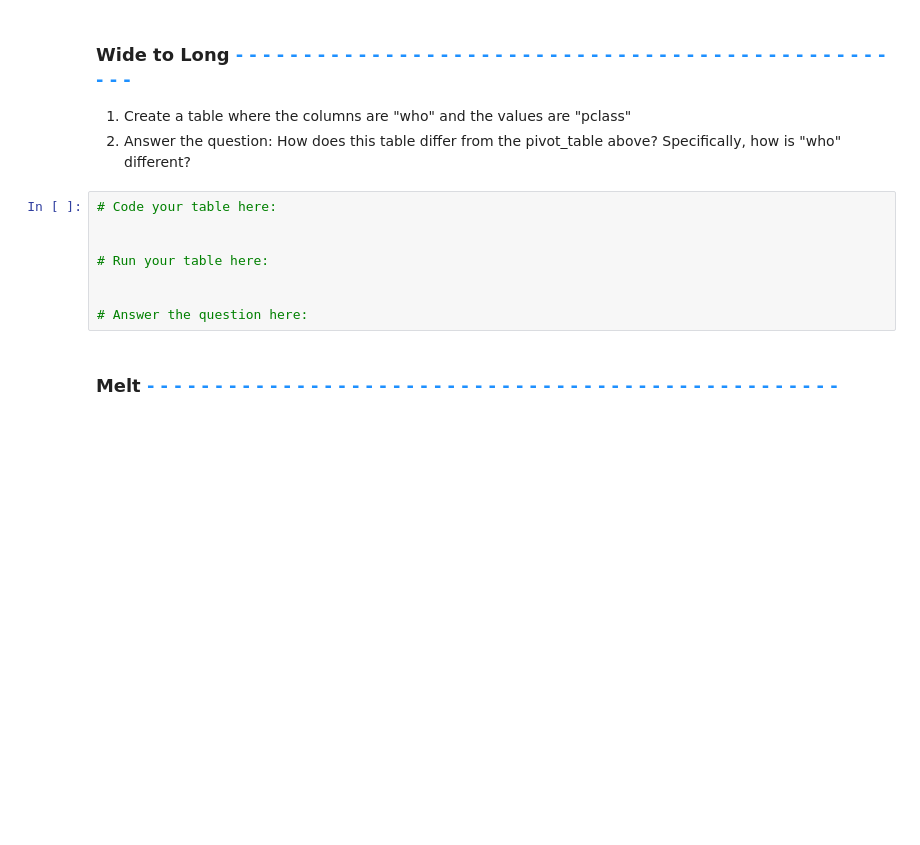
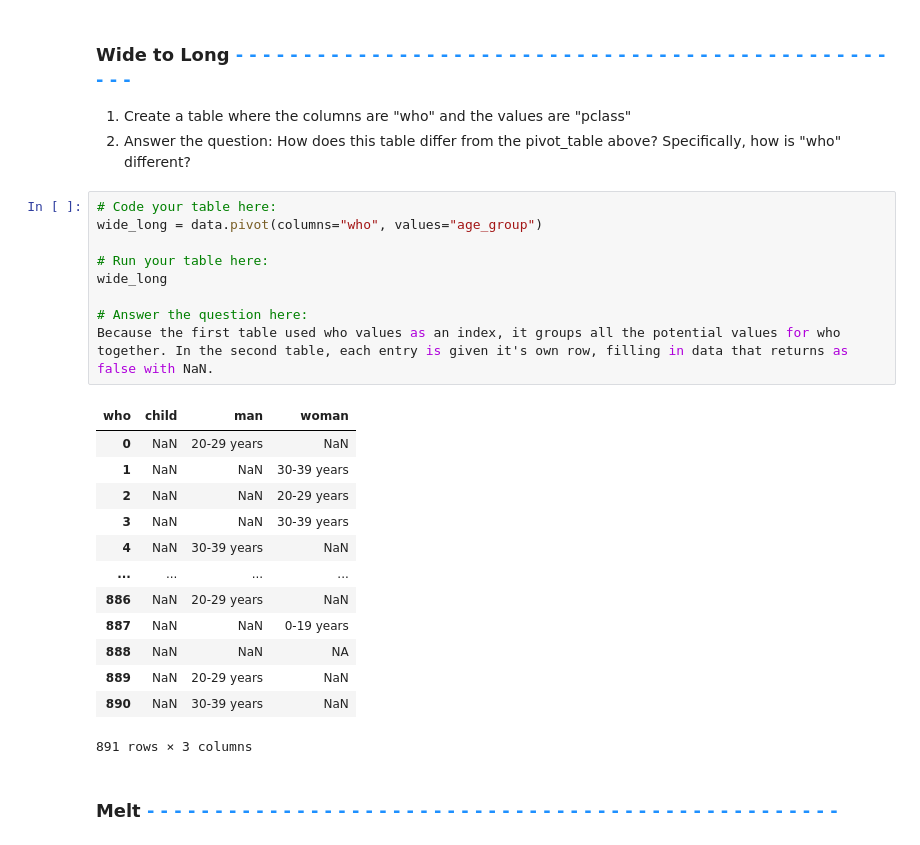
Before and after one commit to rpursley0/DataManipulation, a Jupyter notebook: DataManipulationWorkbook.ipynb, the cells around one changed output. Cells and saved outputs as stored; diff of their text form; blank space fills up the shorter version.

```diff
--- a/DataManipulationWorkbook.ipynb
+++ b/DataManipulationWorkbook.ipynb
@@ -427,12 +492,27 @@ Hint: set the aggfunc parameter to np.sum
 1. Answer the question:  How does this table differ from the pivot_table above?  Specifically, how is "who" different?
 # %%
 # Code your table here:
-
+wide_long = data.pivot(columns="who", values="age_group")
 
 # Run your table here:
-
+wide_long
 
 # Answer the question here:
+Because the first table used who values as an index, it groups all the potential values for who together. In the second table, each entry is given it's own row, filling in data that returns as false with NaN.
+# %% [output]
+| who | child | man | woman |
+| 0 | NaN | 20-29 years | NaN |
+| 1 | NaN | NaN | 30-39 years |
+| 2 | NaN | NaN | 20-29 years |
+| 3 | NaN | NaN | 30-39 years |
+| 4 | NaN | 30-39 years | NaN |
+| ... | ... | ... | ... |
+| 886 | NaN | 20-29 years | NaN |
+| 887 | NaN | NaN | 0-19 years |
+| 888 | NaN | NaN | NA |
+| 889 | NaN | 20-29 years | NaN |
+| 890 | NaN | 30-39 years | NaN |
+891 rows × 3 columns
 # %% [markdown]
 ### Melt <span style="color:dodgerblue;"> - - - - - - - - - - - - - - - - - - - - - - - - - - - - - - - - - - - - - - - - - - - - - - - - - - - </span>
 # %% [markdown]
```
Also changed, not shown: parts of 8 cells of this notebook.
